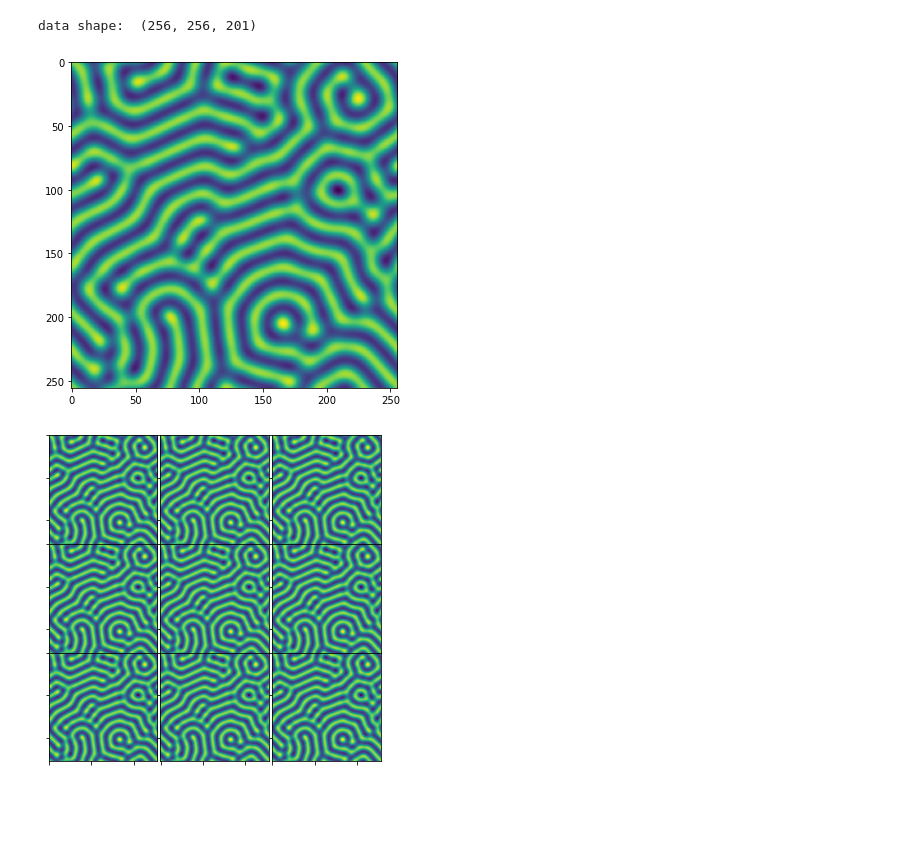
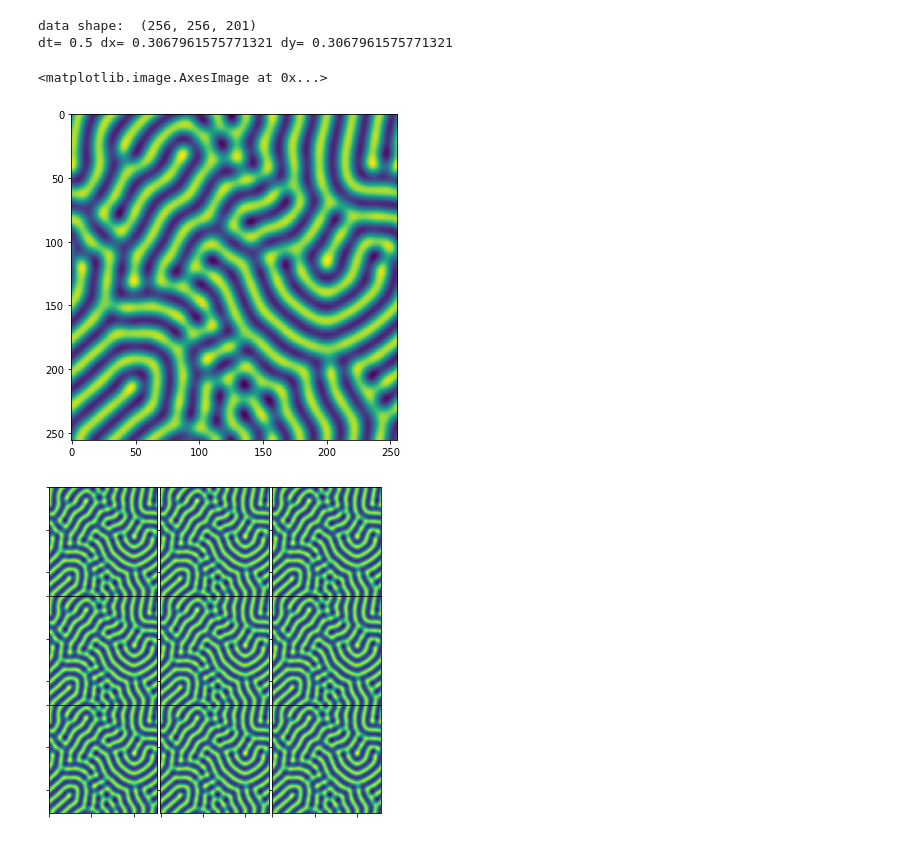
Before and after one commit to EMcDugald/convection_patterns_wip, a Jupyter notebook: code/ml_experiments/find_sh/find_sh.ipynb, the cells around one changed output. Saved outputs shown, nothing was run; the diff lists cells and outputs as text; code cells hidden in the pictures; blank space fills up the shorter version.

```diff
--- a/code/ml_experiments/find_sh/find_sh.ipynb
+++ b/code/ml_experiments/find_sh/find_sh.ipynb
@@ -18,49 +5,55 @@ import numpy as np
 import sys
 sys.path.append('/Users/edwardmcdugald/Research/convection_patterns_wip/code/ml_experiments')
 from myPDEFIND import *
 import math
 
-data = sio.loadmat("/Users/edwardmcdugald/Research/convection_patterns_wip/code/data/sh.mat")
+# sys.path.append('/Users/edwardmcdugald/Research/convection_patterns_wip/code/numerics/')
+# import convection_patterns as cp
+#
+# cp.solveSH(25*np.pi,25*np.pi,256,256,.5,100,"SH1_1",Rscale=.5,beta=.45,
+#            amplitude=.1,init_flag=1,energy=False)
+
+data = sio.loadmat("/Users/edwardmcdugald/Research/convection_patterns_wip/code/data/SH1_1.mat")
 
 t = data['tt'].T[:,0]
 x = data['xx'].T[0,:]
 y = data['yy'].T[0,:]
 U = data['uu']
 print("data shape: ",np.shape(U))
 
 nx = len(x)
 ny = len(y)
 dx = x[1]-x[0]
 dy = y[1]-y[0]
 dt = t[1]-t[0]
-
+print("dt=",dt,"dx=",dx,"dy=",dy)
 #plot solution
 fig, ax1 = plt.subplots(nrows=1, ncols=1, figsize=(6,6))
-ax1.imshow(U[:,:,100])
-plt.savefig("/Users/edwardmcdugald/Research/convection_patterns_wip/figs/pres4/SH1.png")
+ax1.imshow(U[:,:,100].T) #take transpose since data is saved using matrix indexing
 
 #validate periodicity- this means spectral derivatives are fine
 fig = plt.figure(figsize=(6,6))
 ax = [plt.subplot(3,3,i+1) for i in range(9)]
 for a in ax:
     a.set_xticklabels([])
     a.set_yticklabels([])
     a.set_aspect('equal')
 plt.subplots_adjust(wspace=0,hspace=0)
-ax[0].imshow(U[:,:,100])
-ax[1].imshow(U[:,:,100])
-ax[2].imshow(U[:,:,100])
-ax[3].imshow(U[:,:,100])
-ax[4].imshow(U[:,:,100])
-ax[5].imshow(U[:,:,100])
-ax[6].imshow(U[:,:,100])
-ax[7].imshow(U[:,:,100])
-ax[8].imshow(U[:,:,100])
-plt.savefig("/Users/edwardmcdugald/Research/convection_patterns_wip/figs/pres4/SH2.png")
+ax[0].imshow(U[:,:,100].T)
+ax[1].imshow(U[:,:,100].T)
+ax[2].imshow(U[:,:,100].T)
+ax[3].imshow(U[:,:,100].T)
+ax[4].imshow(U[:,:,100].T)
+ax[5].imshow(U[:,:,100].T)
+ax[6].imshow(U[:,:,100].T)
+ax[7].imshow(U[:,:,100].T)
+ax[8].imshow(U[:,:,100].T)
 # %% [output]
 data shape:  (256, 256, 201)
+dt= 0.5 dx= 0.3067961575771321 dy= 0.3067961575771321
+<matplotlib.image.AxesImage at 0x...>
-[figure, old version]
+[figure, new version]
-[figure, old version]
+[figure, new version]
 # %%
 #take 20 evenly spaced apart time samples,
 #and construct matrix on coarse grid of spatial features
```
Also changed, not shown: parts of 7 cells of this notebook, 13 other files.
